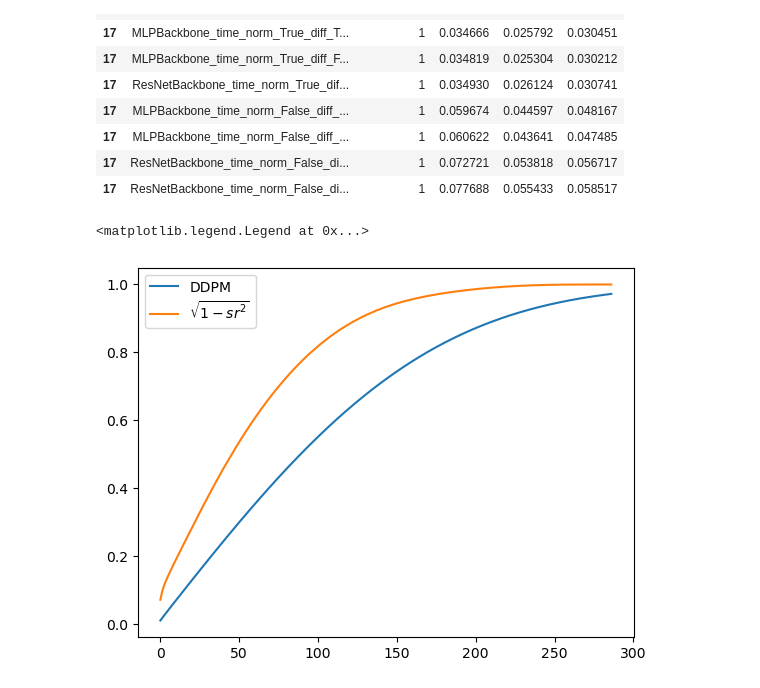
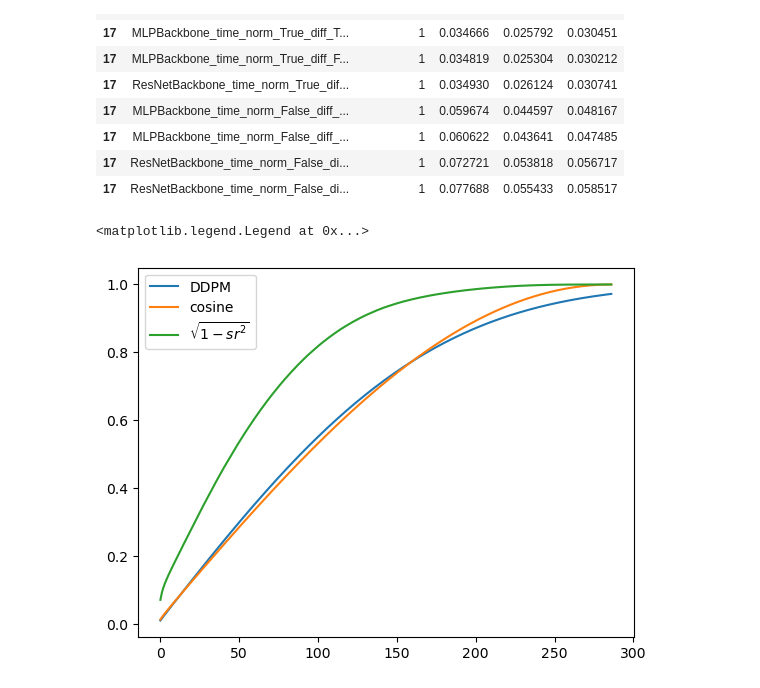
Before and after one commit to WillWang1113/Moving-Average-Diffusion, a Jupyter notebook: notebooks/test.ipynb, the cells around one changed output. Saved outputs shown, nothing was run; the diff lists cells and outputs as text; code cells hidden in the pictures.

```diff
--- a/notebooks/test.ipynb
+++ b/notebooks/test.ipynb
@@ -500,24 +490,25 @@ df[df['granularity']==1].sort_values('RMSE')
 # %%
 import torch
 import matplotlib.pyplot as plt
 from src.utils.schedule import linear_schedule, cosine_schedule
 
 var_schedule = torch.load("/home/user/data/FrequencyDiffusion/savings/std_schedule.pt")
 # print(var_schedule)
 var_schedule = torch.sqrt(1 - var_schedule**2)
 # torch.save(torch.sqrt(1 - var_schedule**2), "/home/user/data/FrequencyDiffusion/savings/empirical_schedule.pt")
 betas = linear_schedule(1e-4, 2e-2, len(var_schedule))[-1]
 plt.plot(betas, label="DDPM")
 # torch.save(betas, "/home/user/data/FrequencyDiffusion/savings/ddpm_schedule.pt")
 betas = cosine_schedule(len(var_schedule))[-1]
+plt.plot(betas, label="cosine")
 # torch.save(betas, "/home/user/data/FrequencyDiffusion/savings/cosine_schedule.pt")
 
 # plt.plot(var_schedule, label='std_ratio')
 # plt.plot(1 - var_schedule, label="1-sr")
 # plt.plot(torch.sqrt(1 - var_schedule), label="$\sqrt{1-sr}$")
 plt.plot(var_schedule, label="$\sqrt{1-sr^2}$")
 # plt.plot(betas, label="cosine")
 plt.legend()
 # %% [output]
 <matplotlib.legend.Legend at 0x...>
-[figure, old version]
+[figure, new version]
```
Also changed, not shown: parts of 9 cells of this notebook, 9 other files.
